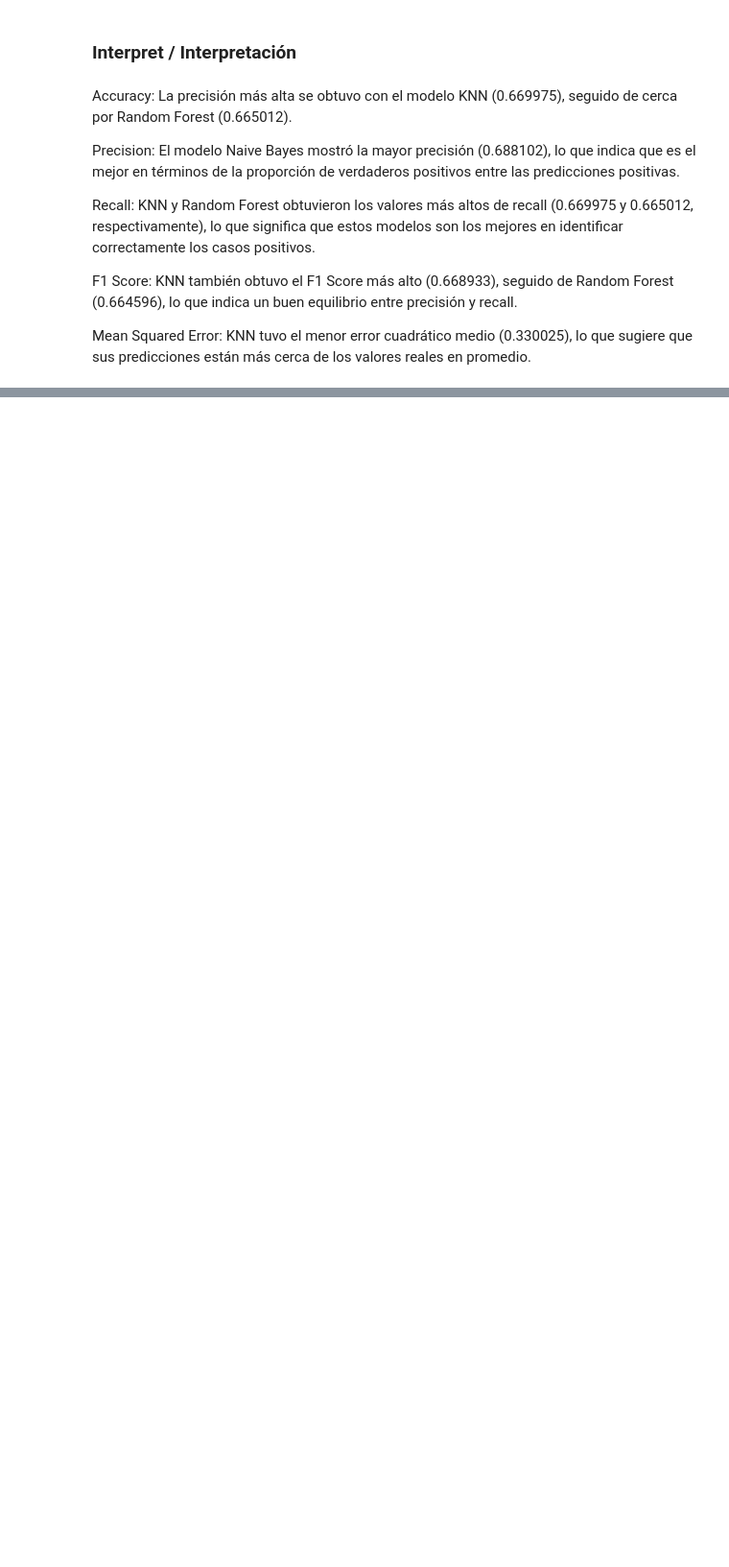
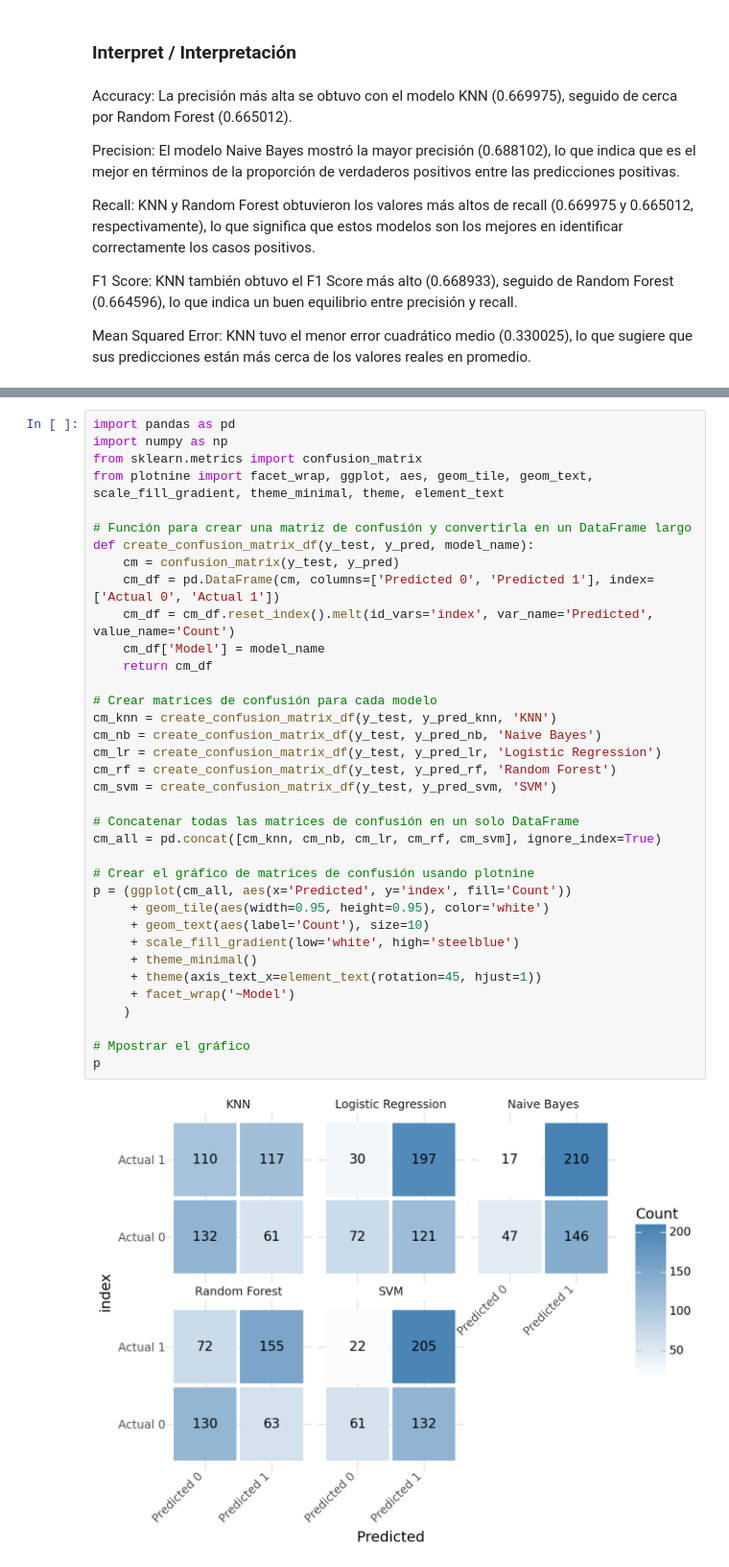
Before and after one commit to BenjaminGonzalezF/Stress-Recognition-from-Electrodermal-Activity, a Jupyter notebook: VerBio_v2/StressRecognition.ipynb, the cells around one changed output, grey strips where cells are left out. Shown: that part at 96% size. Cells and saved outputs as stored; diff of their text form; blank space fills up the shorter version.

```diff
--- a/VerBio_v2/StressRecognition.ipynb
+++ b/VerBio_v2/StressRecognition.ipynb
@@ -585,0 +778,38 @@ p
+# %%
+import pandas as pd
+import numpy as np
+from sklearn.metrics import confusion_matrix
+from plotnine import facet_wrap, ggplot, aes, geom_tile, geom_text, scale_fill_gradient, theme_minimal, theme, element_text
+
+# Función para crear una matriz de confusión y convertirla en un DataFrame largo
+def create_confusion_matrix_df(y_test, y_pred, model_name):
+    cm = confusion_matrix(y_test, y_pred)
+    cm_df = pd.DataFrame(cm, columns=['Predicted 0', 'Predicted 1'], index=['Actual 0', 'Actual 1'])
+    cm_df = cm_df.reset_index().melt(id_vars='index', var_name='Predicted', value_name='Count')
+    cm_df['Model'] = model_name
+    return cm_df
+
+# Crear matrices de confusión para cada modelo
+cm_knn = create_confusion_matrix_df(y_test, y_pred_knn, 'KNN')
+cm_nb = create_confusion_matrix_df(y_test, y_pred_nb, 'Naive Bayes')
+cm_lr = create_confusion_matrix_df(y_test, y_pred_lr, 'Logistic Regression')
+cm_rf = create_confusion_matrix_df(y_test, y_pred_rf, 'Random Forest')
+cm_svm = create_confusion_matrix_df(y_test, y_pred_svm, 'SVM')
+
+# Concatenar todas las matrices de confusión en un solo DataFrame
+cm_all = pd.concat([cm_knn, cm_nb, cm_lr, cm_rf, cm_svm], ignore_index=True)
+
+# Crear el gráfico de matrices de confusión usando plotnine
+p = (ggplot(cm_all, aes(x='Predicted', y='index', fill='Count'))
+     + geom_tile(aes(width=0.95, height=0.95), color='white')
+     + geom_text(aes(label='Count'), size=10)
+     + scale_fill_gradient(low='white', high='steelblue')
+     + theme_minimal()
+     + theme(axis_text_x=element_text(rotation=45, hjust=1))
+     + facet_wrap('~Model')
+    )
+
+# Mpostrar el gráfico
+p
+# %% [output]
+[figure, added]
```
Also changed, not shown: parts of 12 cells of this notebook, 1 other file.
